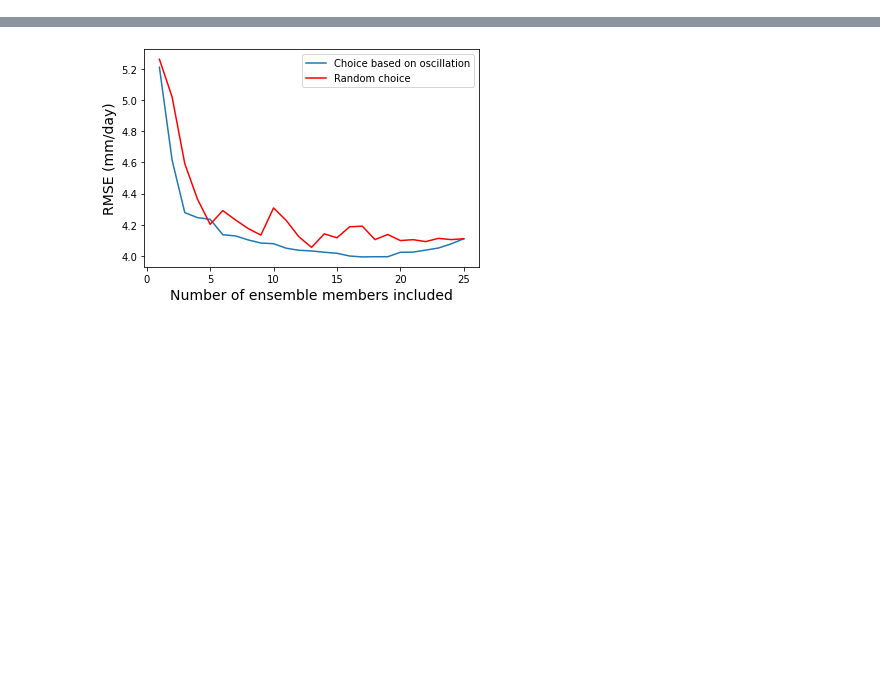
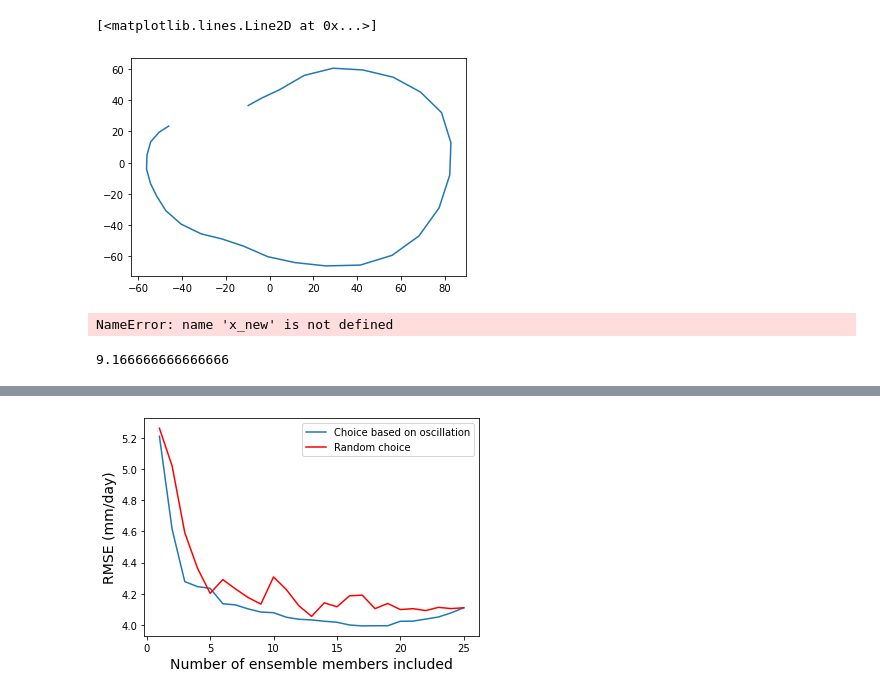
Before and after one commit to eviatarbach/enoc_monsoon, a Jupyter notebook: enoc_new.ipynb, the cells around one changed output, grey strips where cells are left out. Saved outputs shown, nothing was run; the diff lists cells and outputs as text; code cells hidden in the pictures; blank space fills up the shorter version.

```diff
--- a/enoc_new.ipynb
+++ b/enoc_new.ipynb
@@ -19,0 +25,21 @@ era5_clim = xarray.open_dataarray('era5_clim.nc')
+# %%
+D = 20
+n_regress_days = 15
+n_days = 122
+n_years = 2008 - 1997 + 1
+n_samples = n_years*(n_days - n_regress_days)
+
+x_new = numpy.zeros((n_samples, n_regress_days, D))
+
+k = 0
+for i in range(n_years):
+    for j in range(n_regress_days, n_days):
+        x_new[k, :, :] = miso_dat2[i, j-n_regress_days:j, :]
+        k += 1
+# %%
+x_new = numpy.reshape(x_new, (n_samples, -1))
+# %%
+C = numpy.cov(x_new.T)
+# %%
+u, s, v = numpy.linalg.svd(C)
+eofs = v
@@ -20 +50,12 @@ era5_clim = xarray.open_dataarray('era5_clim.nc')
+# %%
+plt.plot(-x_new[-30:, :]@eofs[0, :], -x_new[-30:, :]@eofs[1, :])
+#plt.plot(x_new[-122:, :]@eofs[1, :])
+# %% [output]
+[<matplotlib.lines.Line2D at 0x...>]
+[figure, added]
+# %%
+plt.psd(x_new[:, :]@eofs[1, :])
+#plt.psd(running_mean(x_new[:1000, :]@eofs[:, 3], 15))
+# %% [output]
+NameError: name 'x_new' is not defined
 # %%
@@ -29,0 +75,4 @@ pcs3 = pcs2[:92, :, :]
+# %%
+275/30
+# %% [output]
+9.166666666666666
```
Also changed, not shown: parts of 254 cells of this notebook, 10 other files.
